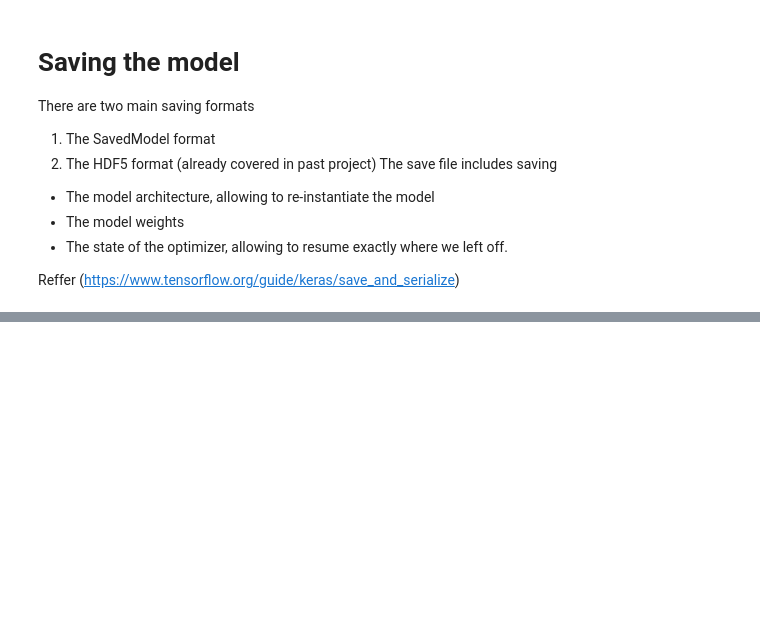
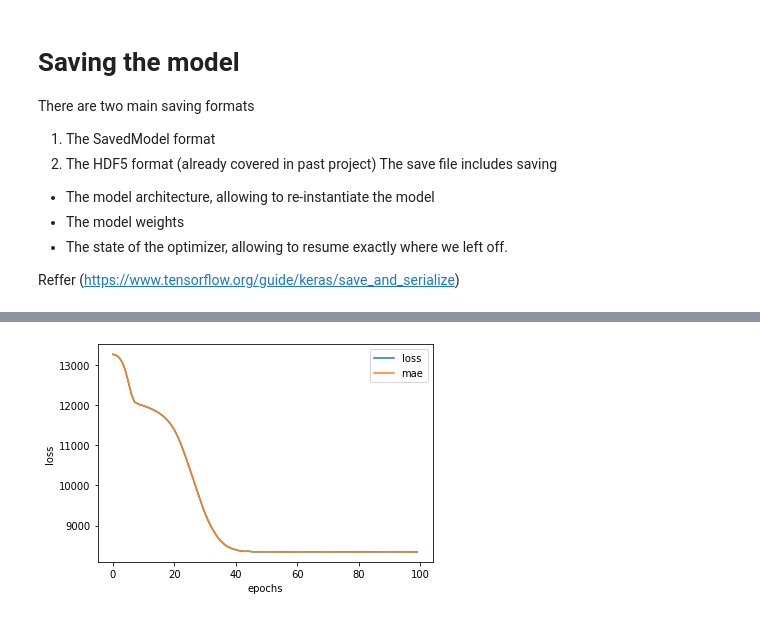
Before and after one commit to bassamadnan/tf-and-neural-network-regression, a Jupyter notebook: neural_network_regression_tf.ipynb, the cells around one changed output, grey strips where cells are left out. Drawn from its saved outputs; the diff is of its cells as text; code cells hidden in the pictures; blank space fills up the shorter version.

```diff
--- a/neural_network_regression_tf.ipynb
+++ b/neural_network_regression_tf.ipynb
@@ -479,0 +521,7 @@ files.download("best_model_HDF5_format.h5")
+# %%
+# One way
+insurance_one_hot = pd.get_dummies(insurance)
+# %%
+# Labels
+X = insurance_one_hot.drop("charges", axis=1)
+y = insurance_one_hot["charges"]
@@ -479,0 +535,11 @@ files.download("best_model_HDF5_format.h5")
+# %%
+insurance_model = tf.keras.Sequential([
+  tf.keras.layers.Dense(1),
+  tf.keras.layers.Dense(1)
+])
+
+insurance_model.compile(loss=tf.keras.losses.mae,
+                        optimizer=tf.keras.optimizers.SGD(),
+                        metrics=['mae'])
+
+insurance_model.fit(tf.expand_dims(X, axis=-1), y, epochs=100)
@@ -479,0 +575,18 @@ files.download("best_model_HDF5_format.h5")
+# %%
+insurance_model_2 = tf.keras.Sequential([
+  tf.keras.layers.Dense(100), # 100 units
+  tf.keras.layers.Dense(10), # 10 units
+  tf.keras.layers.Dense(1) # 1 unit (important for output layer)
+])
+
+insurance_model_2.compile(loss=tf.keras.losses.mae,
+                          optimizer=tf.keras.optimizers.Adam(), # Adam works but SGD doesn't
+                          metrics=['mae'])
+history = insurance_model_2.fit(tf.expand_dims(X, axis=-1), y, epochs=100, verbose=0)
+# %%
+# Plot history (also known as a loss curve) (Loss vs Epochs)
+pd.DataFrame(history.history).plot()
+plt.ylabel("loss")
+plt.xlabel("epochs");
+# %% [output]
+[figure, added]
```
Also changed, not shown: parts of 14 cells of this notebook.
